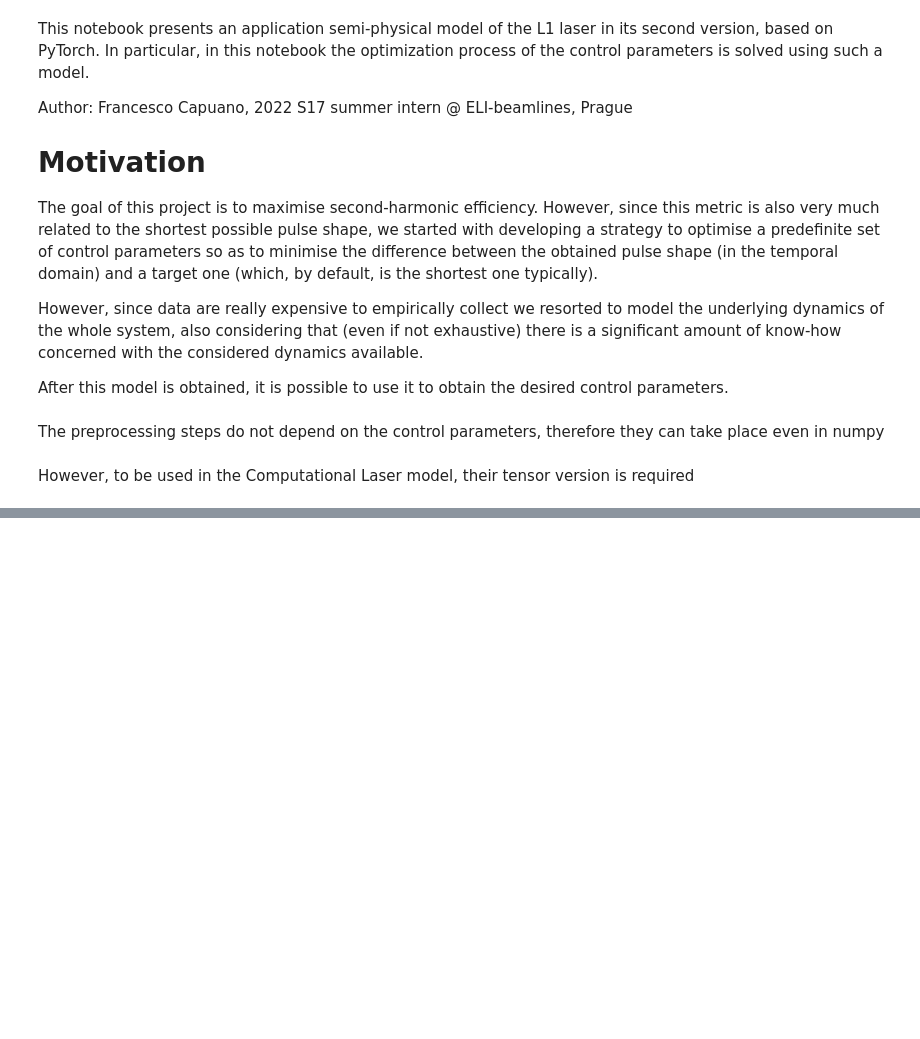
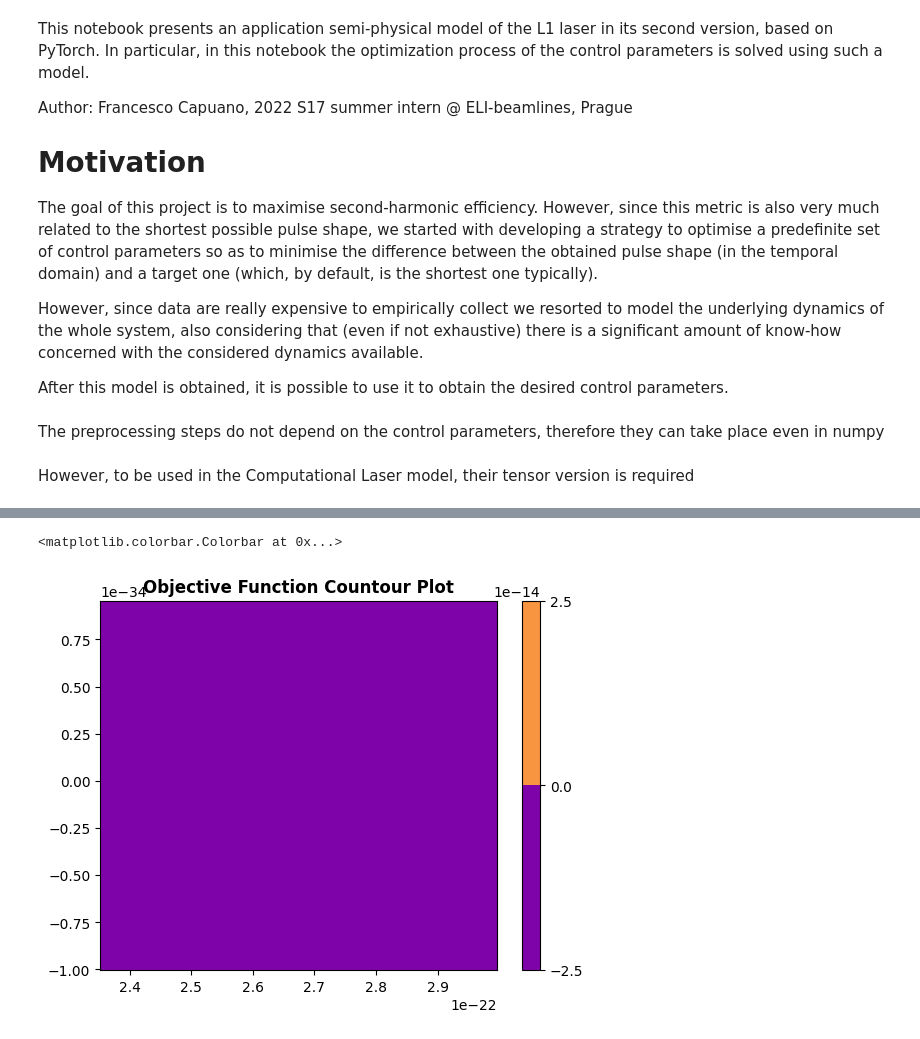
Before and after one commit to fracapuano/TempoRL, a Jupyter notebook: notebooks/GradientBasedOptimisation/optimisation.ipynb, the cells around one changed output, grey strips where cells are left out. Cells and saved outputs as stored; diff of their text form; code cells hidden in the pictures; blank space fills up the shorter version.

```diff
--- a/notebooks/GradientBasedOptimisation/optimisation.ipynb
+++ b/notebooks/GradientBasedOptimisation/optimisation.ipynb
@@ -104,13 +106,16 @@ plt.show()
 # %%
 fig, ax = plt.subplots()
 
 cset = ax.contourf(
     GDD_mesh.numpy(),
     TOD_mesh.numpy(),
     TL_grid.numpy(),
     offset = TL_grid.numpy().min(),
     cmap = my_map
 )
-
+ax.set_title("Objective Function Countour Plot", fontweight = "bold")
 fig.colorbar(cset)
+# %% [output]
+<matplotlib.colorbar.Colorbar at 0x...>
+[figure, added]
 # %%
```
Also changed, not shown: parts of 8 cells of this notebook.
